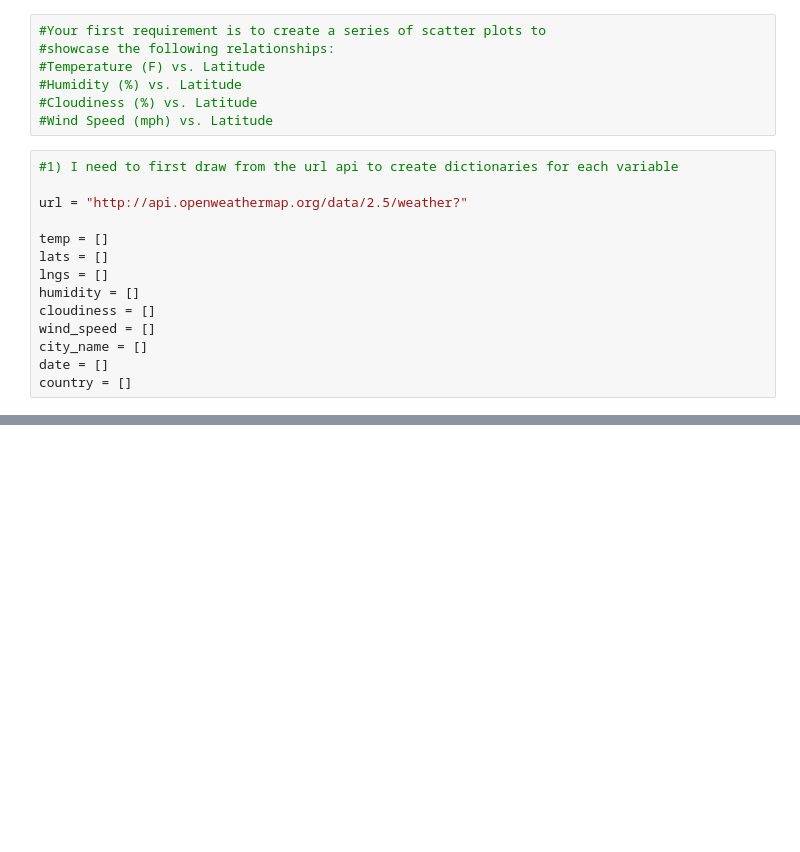
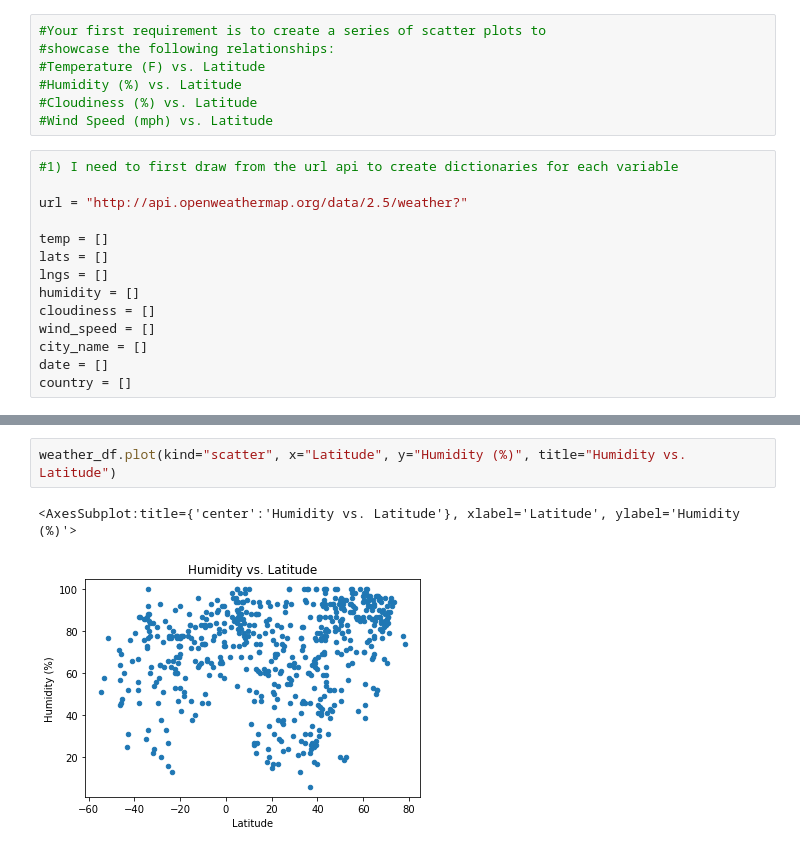
Before and after one commit to olivedisaster/python-api-challenge, a Jupyter notebook: WeatherPy/WeatherPy.ipynb, the cells around one changed output, grey strips where cells are left out. Drawn from its saved outputs; the diff is of its cells as text; blank space fills up the shorter version.

```diff
--- a/WeatherPy/WeatherPy.ipynb
+++ b/WeatherPy/WeatherPy.ipynb
@@ -132,0 +144,5 @@ weather_df.plot(kind="scatter", x="Latitude", y="Temperature (F)")
+# %%
+weather_df.plot(kind="scatter", x="Latitude", y="Humidity (%)", title="Humidity vs. Latitude")
+# %% [output]
+<AxesSubplot:title={'center':'Humidity vs. Latitude'}, xlabel='Latitude', ylabel='Humidity (%)'>
+[figure, added]
```
Also changed, not shown: parts of 14 cells of this notebook, 1 other file.
